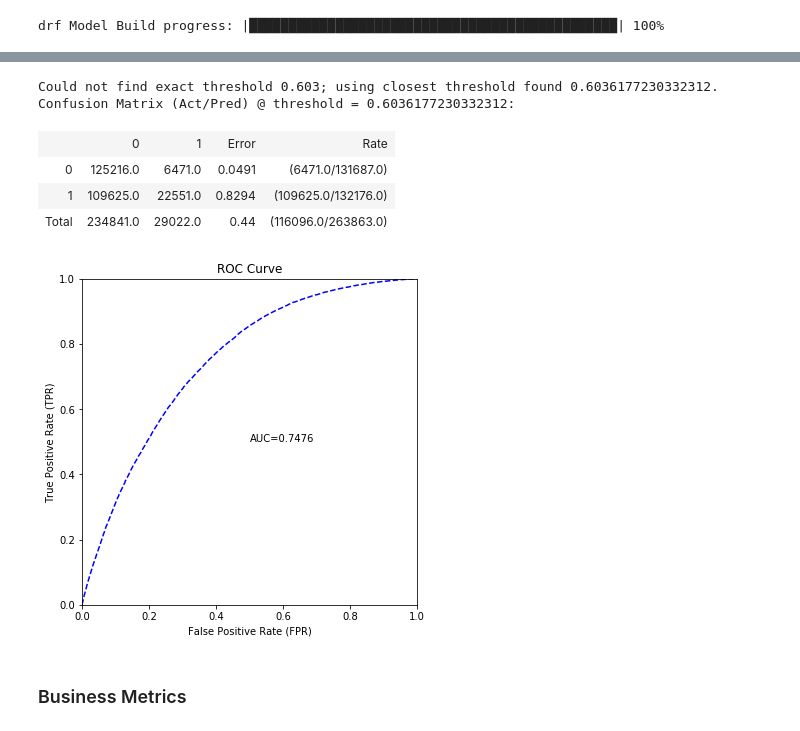
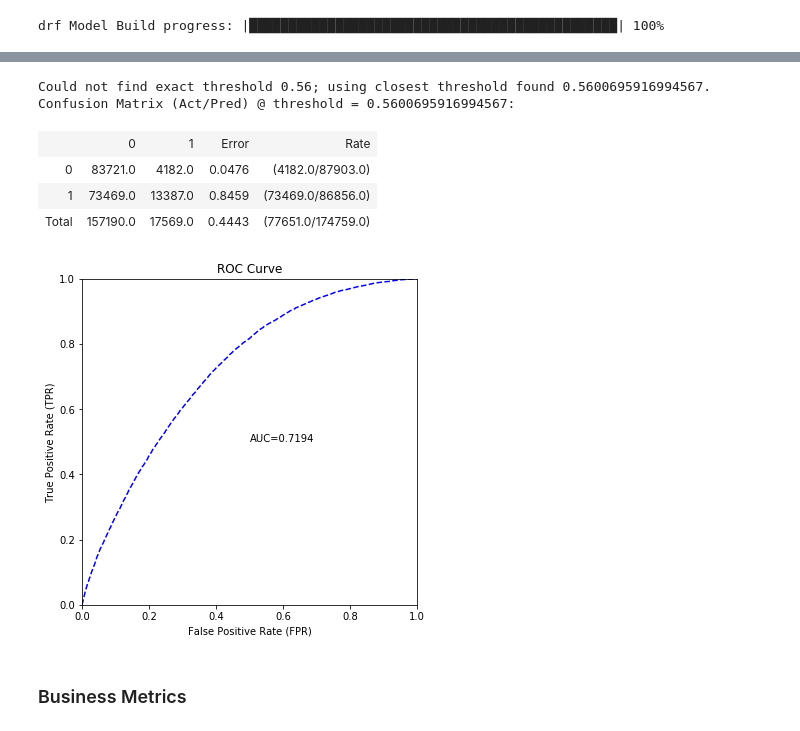
Before and after one commit to jakubglinka/ml-loan, a Jupyter notebook: notebooks/loan_defaults_prediction.ipynb, the cells around one changed output, grey strips where cells are left out. Drawn from its saved outputs; the diff is of its cells as text; code cells hidden in the pictures.

```diff
--- a/notebooks/loan_defaults_prediction.ipynb
+++ b/notebooks/loan_defaults_prediction.ipynb
@@ -796,6 +870,8 @@ df['sub_grade_fact'] = df['sub_grade'].asfactor()
 
 df['emp_length_fact'] = df['emp_length'].asfactor()
 df['home_ownership_fact'] = df['home_ownership'].asfactor()
+df['verification_status_fact'] = df['verification_status'].asfactor()
+df['zip_code_fact'] = df['zip_code'].asfactor()
 # %%
 model_ft = ['loan_default_fact',
             'installment',
@@ -809,6 +885,10 @@ model_ft = ['loan_default_fact',
             'purpose_fact',
             'emp_length_fact',
             'home_ownership_fact',
+            'annual_inc',
+            'loan_amnt_in_annual_inc',
+            'verification_status_fact',
+            'zip_code_fact',
             'w']
 # %%
 nmes = df[1:10, :].as_data_frame()
@@ -838,7 +918,6 @@ Few comments about splitting the dataset (date and Keyword are the key)
 # %%
 train, validate, test = df.split_frame([.5, .2], seed=2014)
 
-validate['w'] = 1.0
 test['w'] = 1.0
 
 predictors = model_ft[1:-1] + model_title_word_ft + model_title_ngram_ft + model_emp_title_ft
@@ -1092,8 +1175,8 @@ pd_auc.head(10)
 # %%
 from h2o.estimators.random_forest import H2ORandomForestEstimator
 
-# drf_best_model_ntrees = 100
-# drf_best_model_depth = 20
+drf_best_model_ntrees = 200
+drf_best_model_depth = 5
 
 drf_model = H2ORandomForestEstimator(distribution="multinomial",
                                     ntrees=int(drf_best_model_ntrees),
@@ -1159,21 +1248,21 @@ drf_sel_thr
 # %%
-drf_model.model_performance(test).confusion_matrix(thresholds=[drf_sel_thr])
+drf_model.model_performance(validate).confusion_matrix(thresholds=[drf_sel_thr])
 # %% [output]
-Could not find exact threshold 0.603; using closest threshold found 0.6036177230332312.
-Confusion Matrix (Act/Pred) @ threshold = 0.6036177230332312:
+Could not find exact threshold 0.56; using closest threshold found 0.5600695916994567.
+Confusion Matrix (Act/Pred) @ threshold = 0.5600695916994567:
 |  | 0 | 1 | Error | Rate |
-| 0 | 125216.0 | 6471.0 | 0.0491 | (6471.0/131687.0) |
-| 1 | 109625.0 | 22551.0 | 0.8294 | (109625.0/132176.0) |
-| Total | 234841.0 | 29022.0 | 0.44 | (116096.0/263863.0) |
+| 0 | 83721.0 | 4182.0 | 0.0476 | (4182.0/87903.0) |
+| 1 | 73469.0 | 13387.0 | 0.8459 | (73469.0/86856.0) |
+| Total | 157190.0 | 17569.0 | 0.4443 | (77651.0/174759.0) |
 # %%
-tmp = drf_model.model_performance(test)
+tmp = drf_model.model_performance(validate)
 from matplotlib import pyplot as plt
 plt.figure(figsize=(6, 6))
 tmp.plot()
 
 # TODO: in presentation add line at y = .95
 # %% [output]
-[figure, old version]
+[figure, new version]
 # %% [markdown]
 ### Business Metrics
 # %%
```
Also changed, not shown: parts of 33 cells of this notebook.
